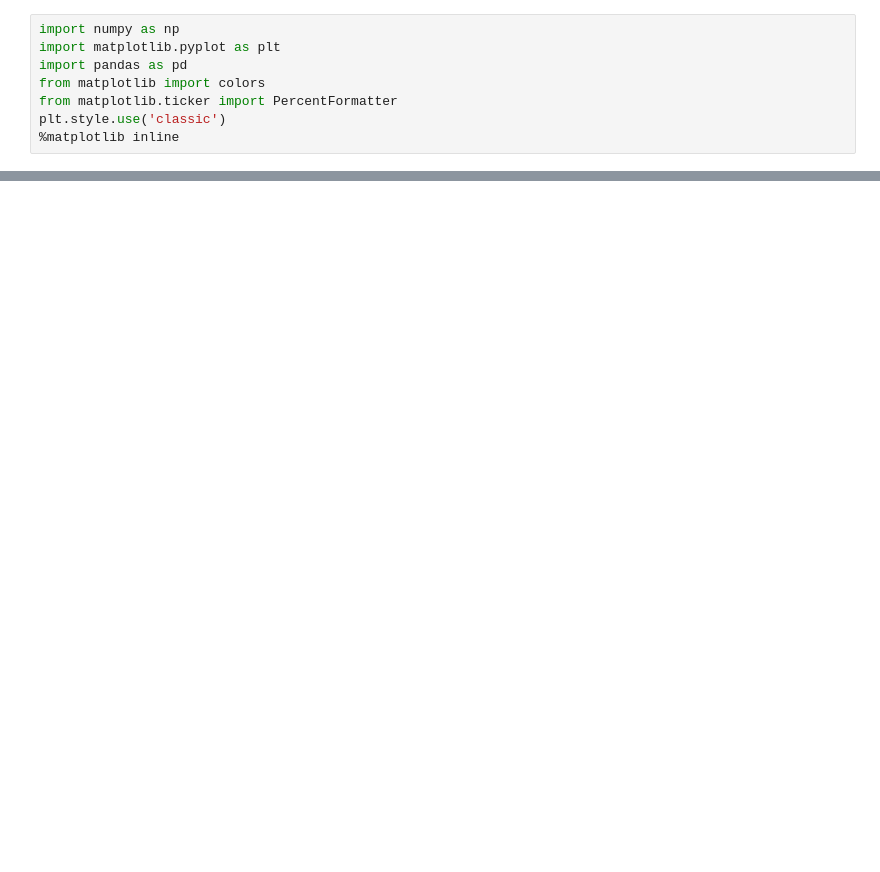
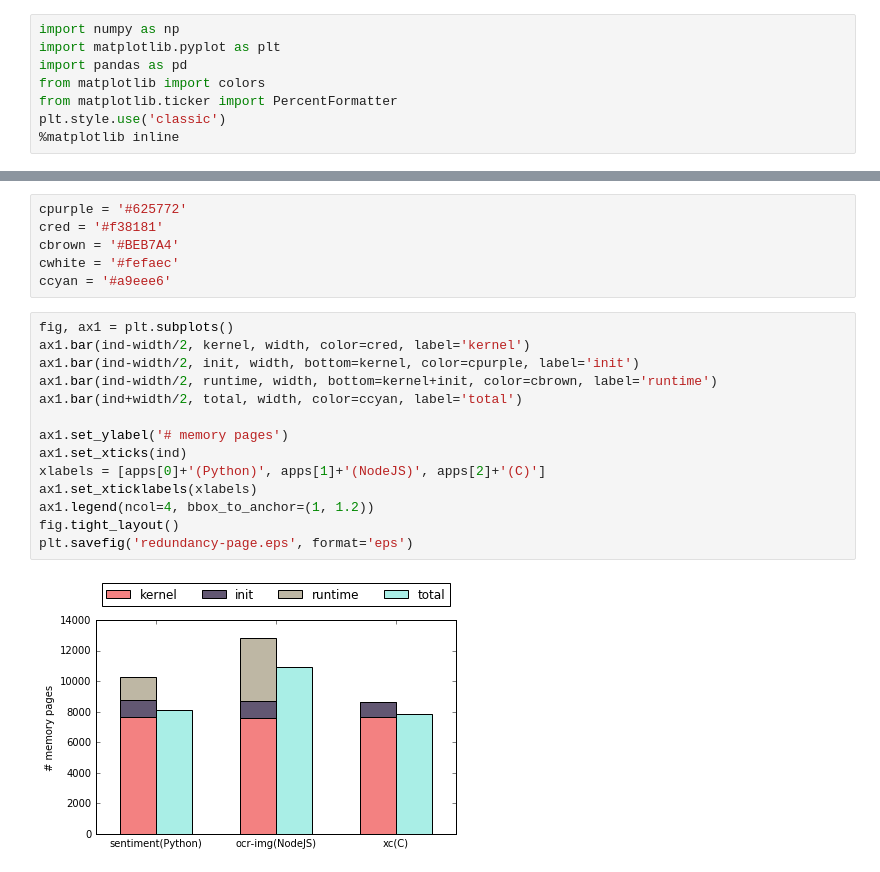
Before and after one commit to princeton-sns/firecracker-tools, a Jupyter notebook: measurements/mem-usage.ipynb, the cells around one changed output, grey strips where cells are left out. Drawn from its saved outputs; the diff is of its cells as text; blank space fills up the shorter version.

```diff
--- a/measurements/mem-usage.ipynb
+++ b/measurements/mem-usage.ipynb
@@ -164,0 +77,22 @@ fig.tight_layout()
+# %%
+cpurple = '#625772'
+cred = '#f38181'
+cbrown = '#BEB7A4'
+cwhite = '#fefaec'
+ccyan = '#a9eee6'
+# %%
+fig, ax1 = plt.subplots()
+ax1.bar(ind-width/2, kernel, width, color=cred, label='kernel')
+ax1.bar(ind-width/2, init, width, bottom=kernel, color=cpurple, label='init')
+ax1.bar(ind-width/2, runtime, width, bottom=kernel+init, color=cbrown, label='runtime')
+ax1.bar(ind+width/2, total, width, color=ccyan, label='total')
+
+ax1.set_ylabel('# memory pages')
+ax1.set_xticks(ind)
+xlabels = [apps[0]+'(Python)', apps[1]+'(NodeJS)', apps[2]+'(C)']
+ax1.set_xticklabels(xlabels)
+ax1.legend(ncol=4, bbox_to_anchor=(1, 1.2))
+fig.tight_layout()
+plt.savefig('redundancy-page.eps', format='eps')
+# %% [output]
+[figure, added]
```
Also changed, not shown: parts of 20 cells of this notebook, 5 other files.
